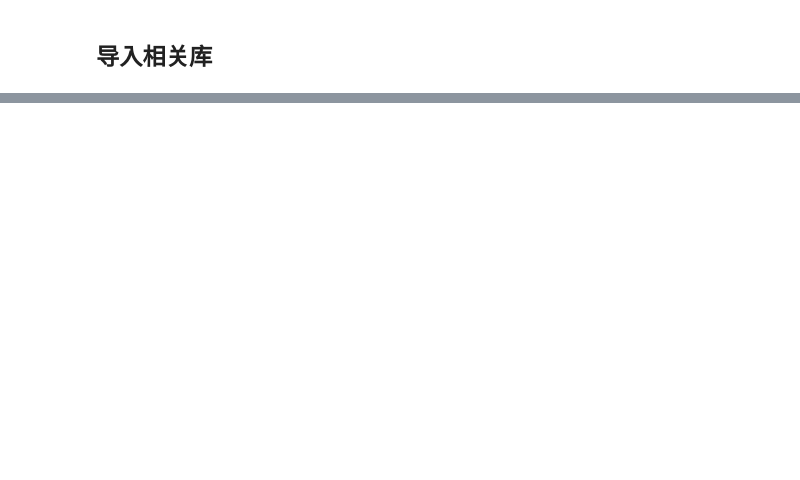
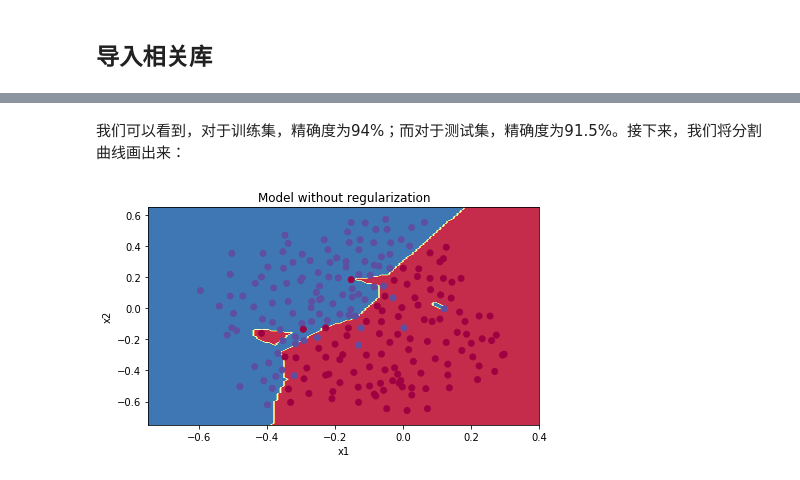
Before and after one commit to Ti-Ho/MyIPythonNotebook, a Jupyter notebook: Course2_改善深层神经网络/work1/2.正则化_Regularization.ipynb, the cells around one changed output, grey strips where cells are left out. Cells and saved outputs as stored; diff of their text form; code cells hidden in the pictures; blank space fills up the shorter version.

```diff
--- a/Course2_改善深层神经网络/work1/2.正则化_Regularization.ipynb
+++ b/Course2_改善深层神经网络/work1/2.正则化_Regularization.ipynb
@@ -31,0 +153,10 @@ plt.rcParams['image.cmap'] = 'gray'
+# %% [markdown]
+我们可以看到，对于训练集，精确度为94%；而对于测试集，精确度为91.5%。接下来，我们将分割曲线画出来：
+# %%
+plt.title("Model without regularization")
+axes = plt.gca()
+axes.set_xlim([-0.75,0.40])
+axes.set_ylim([-0.75,0.65])
+reg_utils.plot_decision_boundary(lambda x: reg_utils.predict_dec(parameters, x.T), train_X, train_Y)
+# %% [output]
+[figure, added]
```
Also changed, not shown: parts of 24 cells of this notebook, 1 other file.
